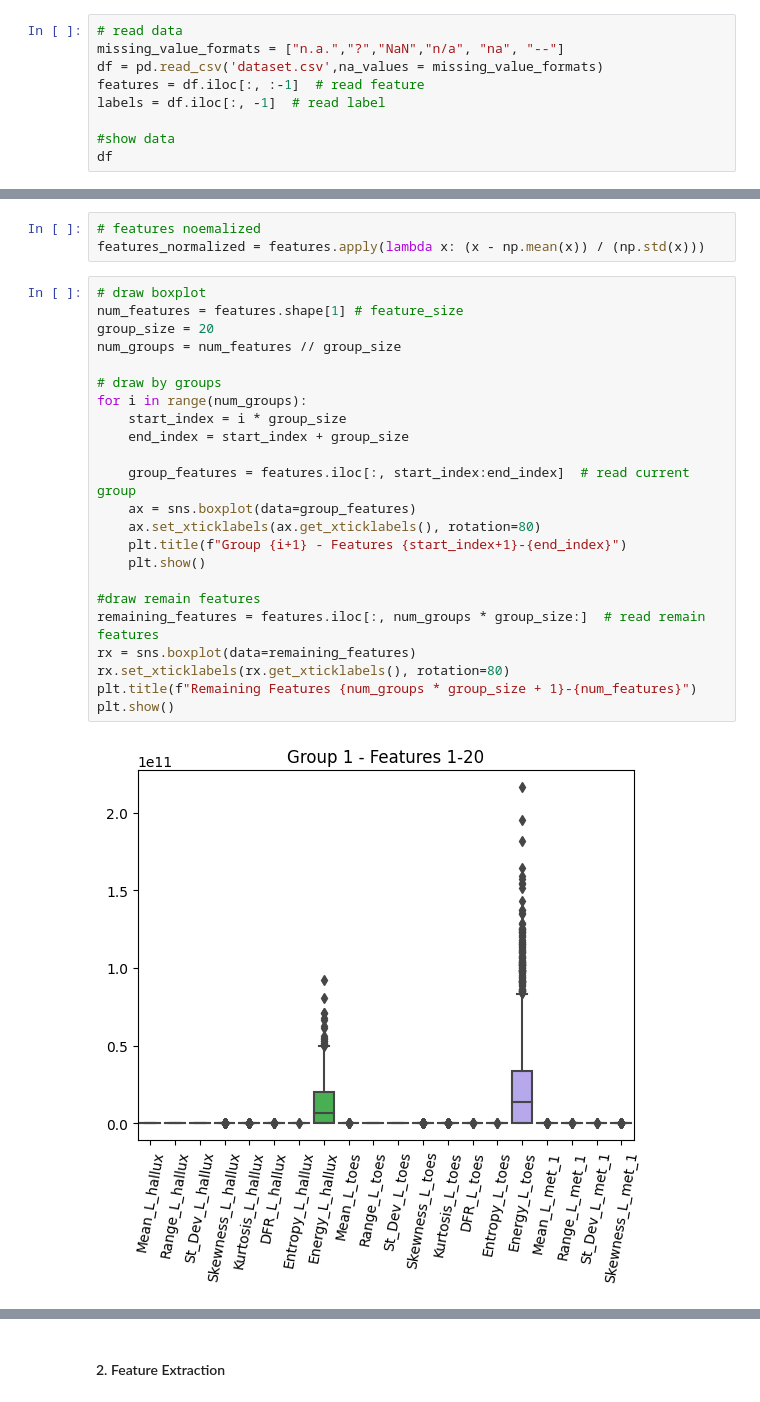
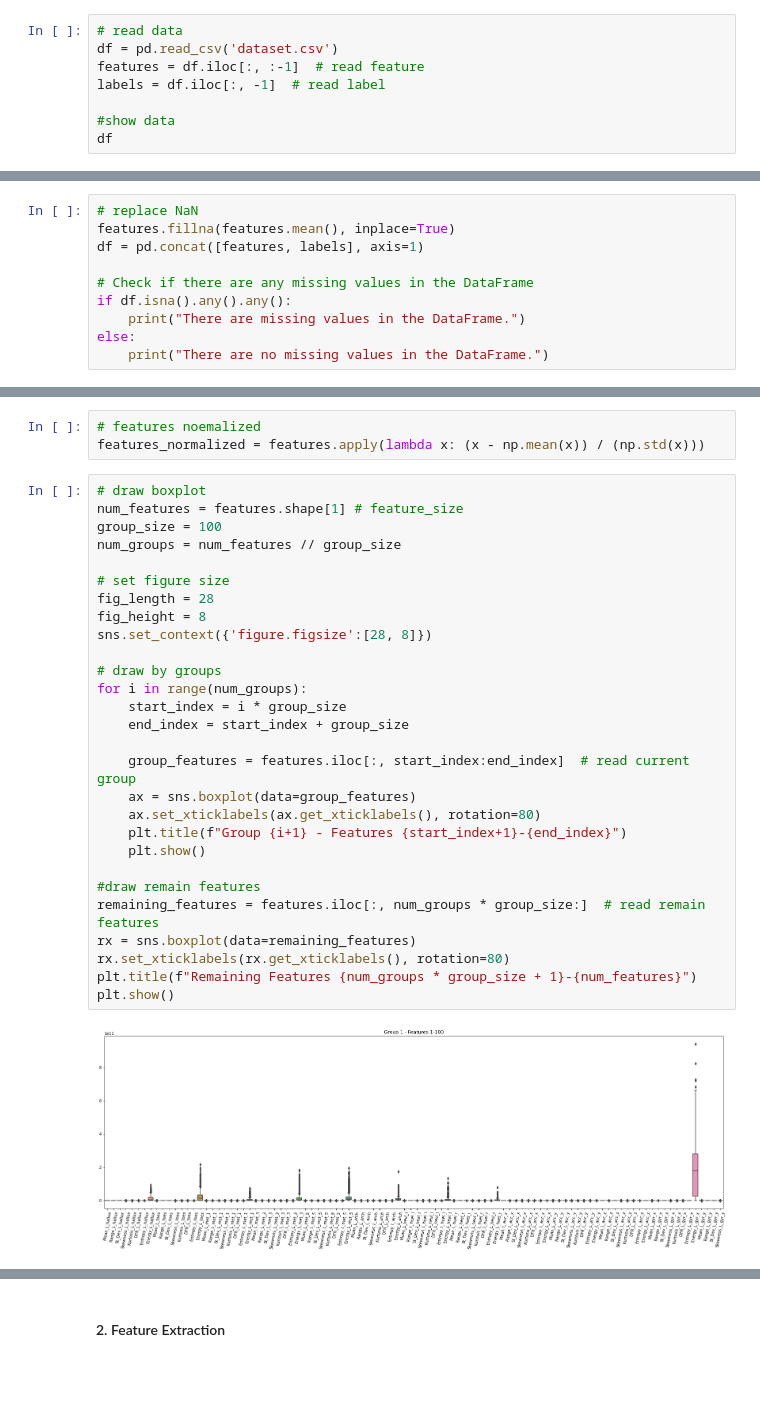
Before and after one commit to zhaziqwe/sklearn_exercises, a Jupyter notebook: team-work.ipynb, the cells around one changed output, grey strips where cells are left out. Drawn from its saved outputs; the diff is of its cells as text; blank space fills up the shorter version.

Commit message:
change the size of sms-figure

```diff
--- a/team-work.ipynb
+++ b/team-work.ipynb
@@ -13,8 +13,7 @@ import seaborn as sns
 import numpy as np
 # %%
 # read data
-missing_value_formats = ["n.a.","?","NaN","n/a", "na", "--"]
-df = pd.read_csv('dataset.csv',na_values = missing_value_formats)
+df = pd.read_csv('dataset.csv')
 features = df.iloc[:, :-1]  # read feature
 labels = df.iloc[:, -1]  # read label
 
@@ -52,0 +36,10 @@ Length: 273, dtype: int64
+# %%
+# replace NaN
+features.fillna(features.mean(), inplace=True)
+df = pd.concat([features, labels], axis=1)
+
+# Check if there are any missing values in the DataFrame
+if df.isna().any().any():
+    print("There are missing values in the DataFrame.")
+else:
+    print("There are no missing values in the DataFrame.")
@@ -56,25 +51,30 @@ features_normalized = features.apply(lambda x: (x - np.mean(x)) / (np.std(x)))
 # %%
 # draw boxplot
 num_features = features.shape[1] # feature_size
-group_size = 20
+group_size = 100
 num_groups = num_features // group_size
+
+# set figure size
+fig_length = 28
+fig_height = 8
+sns.set_context({'figure.figsize':[28, 8]})
 
 # draw by groups
 for i in range(num_groups):
     start_index = i * group_size
     end_index = start_index + group_size
 
     group_features = features.iloc[:, start_index:end_index]  # read current group
     ax = sns.boxplot(data=group_features)
     ax.set_xticklabels(ax.get_xticklabels(), rotation=80)
     plt.title(f"Group {i+1} - Features {start_index+1}-{end_index}")
     plt.show()
 
 #draw remain features
 remaining_features = features.iloc[:, num_groups * group_size:]  # read remain features
 rx = sns.boxplot(data=remaining_features)
 rx.set_xticklabels(rx.get_xticklabels(), rotation=80)
 plt.title(f"Remaining Features {num_groups * group_size + 1}-{num_features}")
 plt.show()
 # %% [output]
-[figure, old version]
+[figure, new version]
```
Also changed, not shown: parts of 10 cells of this notebook.
